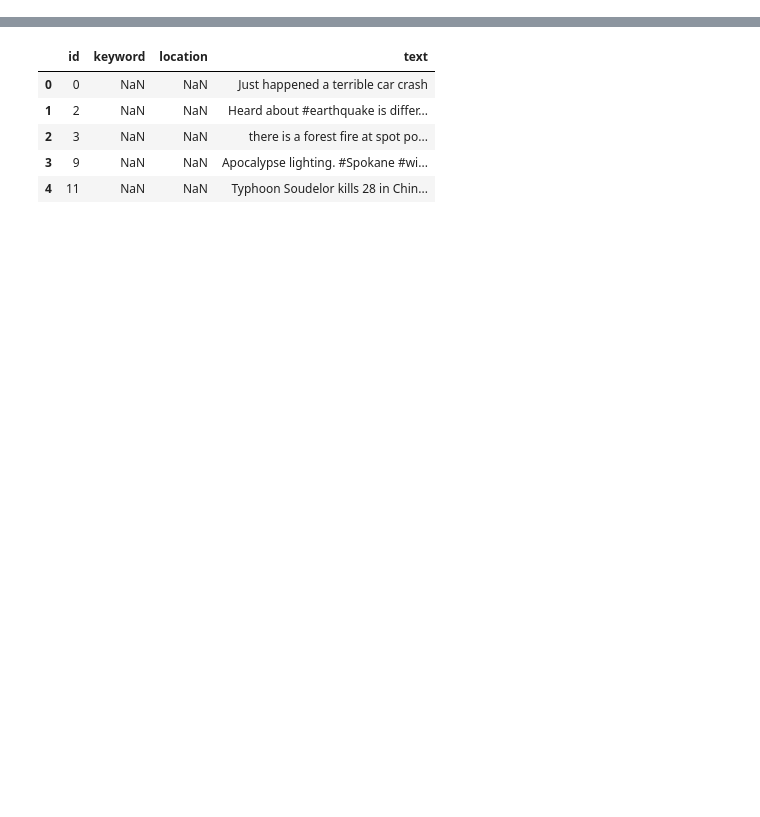
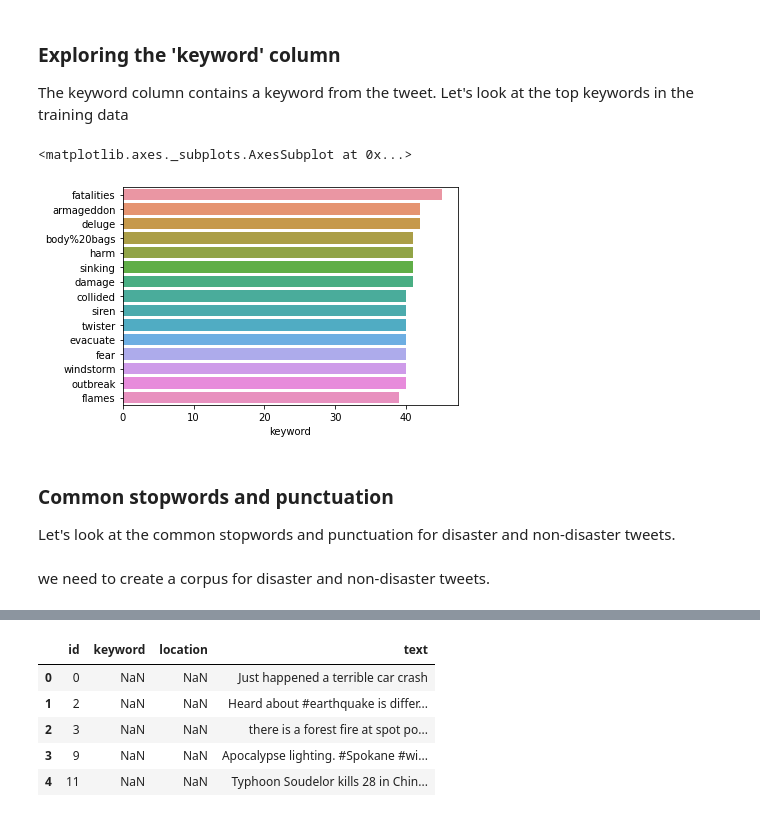
Before and after one commit to yassinhediger/fakenewsdetection, a Jupyter notebook: notebook/bigscale_project2.ipynb, the cells around one changed output, grey strips where cells are left out. Cells and saved outputs as stored; diff of their text form; code cells hidden in the pictures; blank space fills up the shorter version.

```diff
--- a/notebook/bigscale_project2.ipynb
+++ b/notebook/bigscale_project2.ipynb
@@ -20,0 +167,15 @@ train_df.head()
+# %% [markdown]
+
+### Exploring the 'keyword' column
+
+The keyword column contains a keyword from the tweet. Let's look at the top keywords in the training data
+# %%
+sns.barplot(y=train_df['keyword'].value_counts()[:15].index,x=train_df['keyword'].value_counts()[:15],
+            orient='h')
+# %% [output]
+<matplotlib.axes._subplots.AxesSubplot at 0x...>
+[figure, added]
+# %% [markdown]
+### Common stopwords and punctuation
+
+Let's look at the common stopwords and punctuation for disaster and non-disaster tweets.
@@ -20,0 +184,2 @@ train_df.head()
+# %% [markdown]
+we need to create a corpus for disaster and non-disaster tweets.
```
Also changed, not shown: parts of 206 cells of this notebook, 1 other file.
